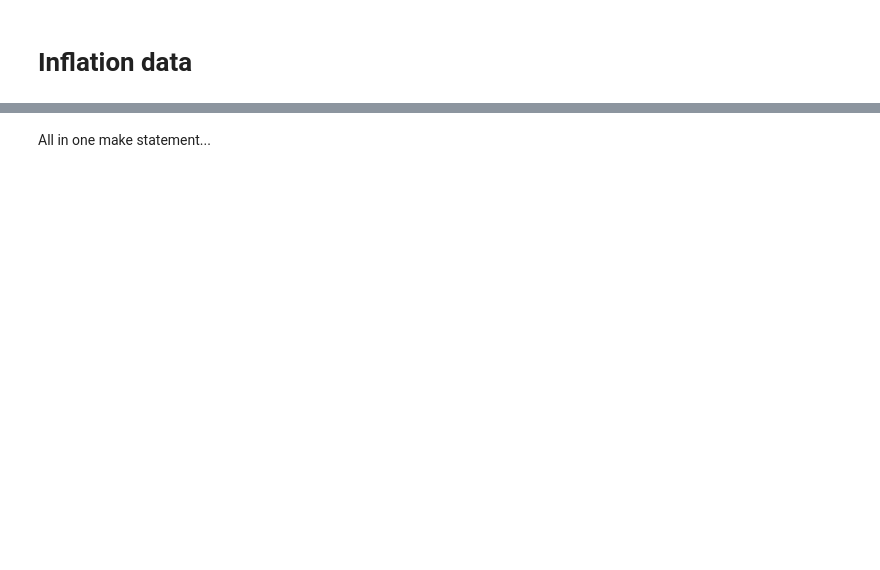
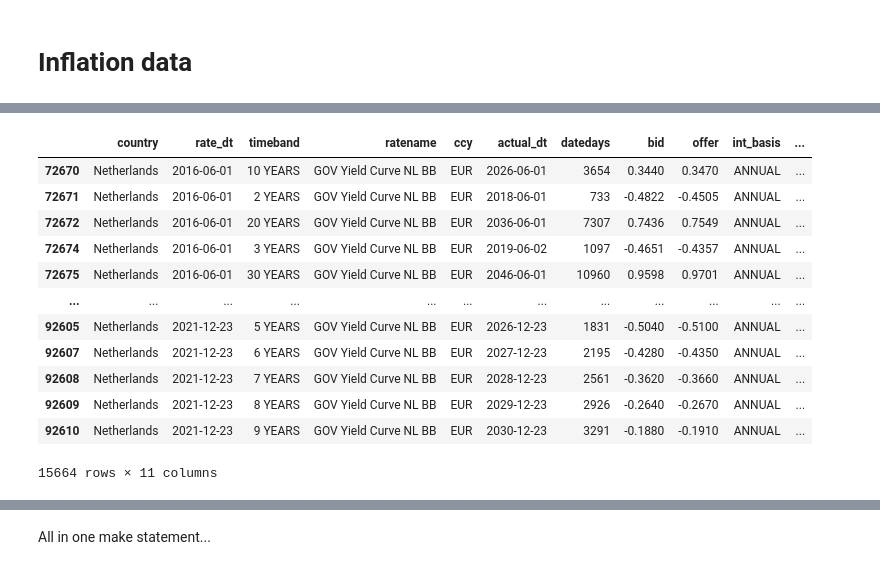
Before and after one commit to Merijn68/BondTrading, a Jupyter notebook: notebooks/02_data_preperation.ipynb, the cells around one changed output, grey strips where cells are left out. Cells and saved outputs as stored; diff of their text form; code cells hidden in the pictures; blank space fills up the shorter version.

```diff
--- a/notebooks/02_data_preperation.ipynb
+++ b/notebooks/02_data_preperation.ipynb
@@ -226,0 +258,16 @@ df_bpiy = build_features.add_bid_offer_spread(df_bpiy)
+# %%
+df_yield[df_yield['country']=='Netherlands']
+# %% [output]
+|  | country | rate_dt | timeband | ratename | ccy | actual_dt | datedays | bid | offer | int_basis | ... |
+| 72670 | Netherlands | 2016-06-01 | 10 YEARS | GOV Yield Curve NL BB | EUR | 2026-06-01 | 3654 | 0.3440 | 0.3470 | ANNUAL | ... |
+| 72671 | Netherlands | 2016-06-01 | 2 YEARS | GOV Yield Curve NL BB | EUR | 2018-06-01 | 733 | -0.4822 | -0.4505 | ANNUAL | ... |
+| 72672 | Netherlands | 2016-06-01 | 20 YEARS | GOV Yield Curve NL BB | EUR | 2036-06-01 | 7307 | 0.7436 | 0.7549 | ANNUAL | ... |
+| 72674 | Netherlands | 2016-06-01 | 3 YEARS | GOV Yield Curve NL BB | EUR | 2019-06-02 | 1097 | -0.4651 | -0.4357 | ANNUAL | ... |
+| 72675 | Netherlands | 2016-06-01 | 30 YEARS | GOV Yield Curve NL BB | EUR | 2046-06-01 | 10960 | 0.9598 | 0.9701 | ANNUAL | ... |
+| ... | ... | ... | ... | ... | ... | ... | ... | ... | ... | ... | ... |
+| 92605 | Netherlands | 2021-12-23 | 5 YEARS | GOV Yield Curve NL BB | EUR | 2026-12-23 | 1831 | -0.5040 | -0.5100 | ANNUAL | ... |
+| 92607 | Netherlands | 2021-12-23 | 6 YEARS | GOV Yield Curve NL BB | EUR | 2027-12-23 | 2195 | -0.4280 | -0.4350 | ANNUAL | ... |
+| 92608 | Netherlands | 2021-12-23 | 7 YEARS | GOV Yield Curve NL BB | EUR | 2028-12-23 | 2561 | -0.3620 | -0.3660 | ANNUAL | ... |
+| 92609 | Netherlands | 2021-12-23 | 8 YEARS | GOV Yield Curve NL BB | EUR | 2029-12-23 | 2926 | -0.2640 | -0.2670 | ANNUAL | ... |
+| 92610 | Netherlands | 2021-12-23 | 9 YEARS | GOV Yield Curve NL BB | EUR | 2030-12-23 | 3291 | -0.1880 | -0.1910 | ANNUAL | ... |
+15664 rows × 11 columns
```
Also changed, not shown: parts of 25 cells of this notebook, 2 other files.
